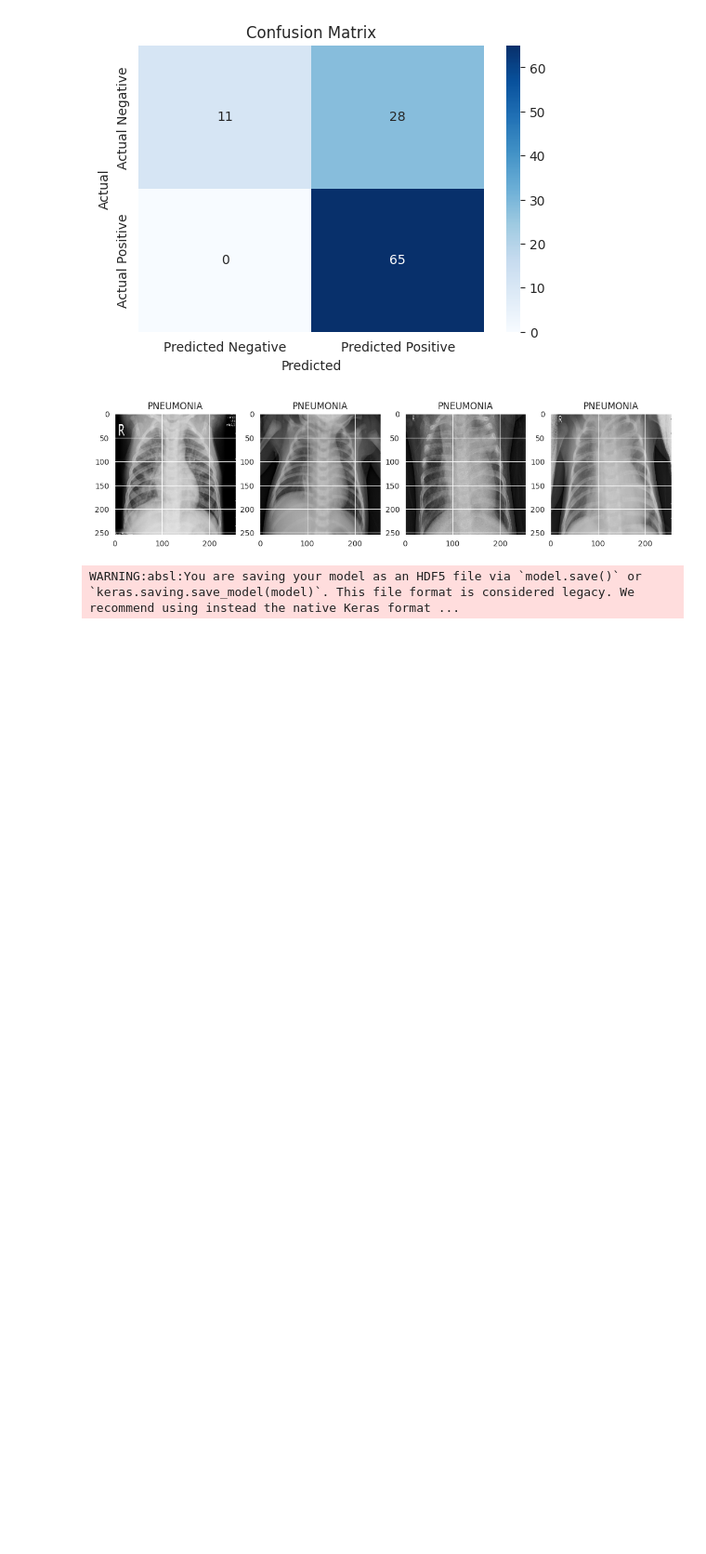
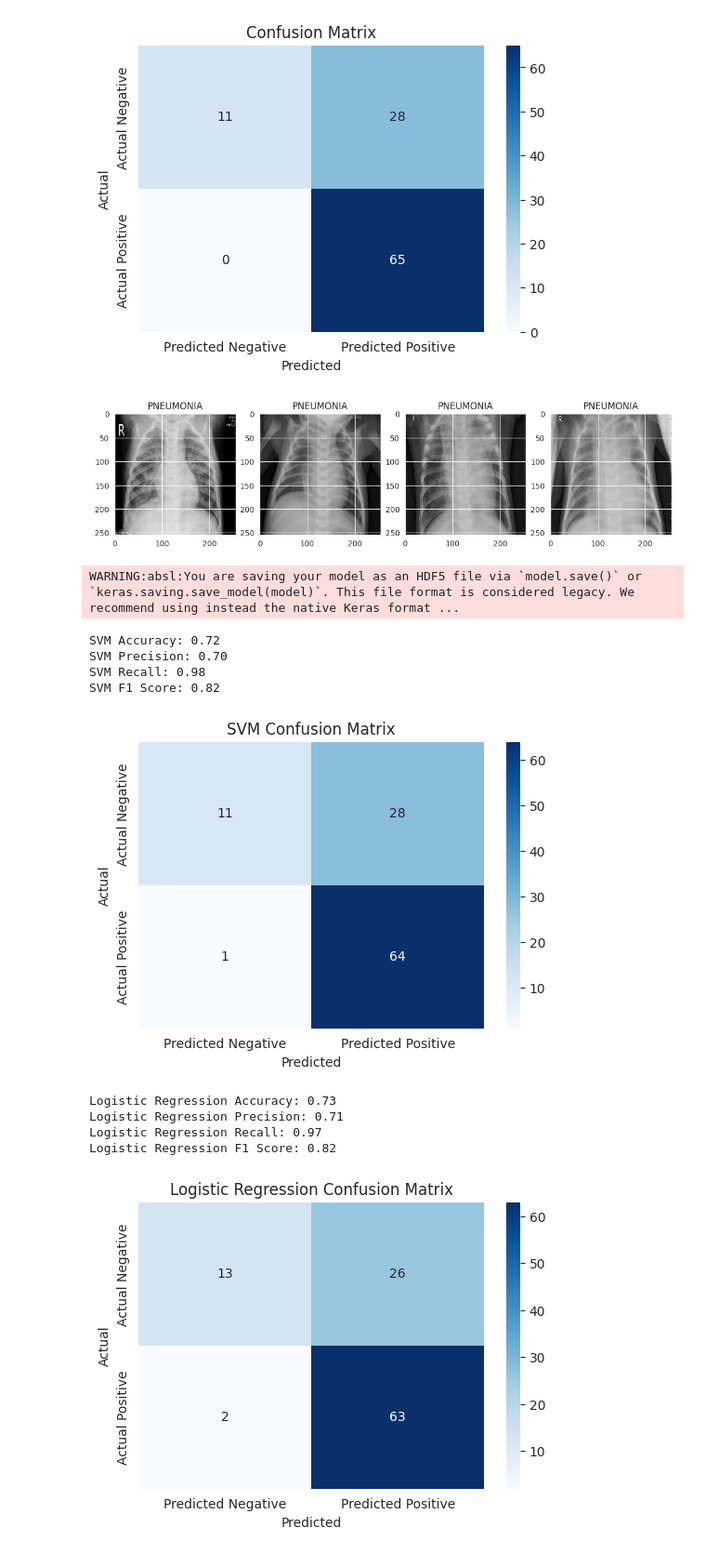
Before and after one commit to danjor667/ML-Sumative, a Jupyter notebook: medical-image-analysis-with-cnn.ipynb, the cells around one changed output. Shown at 93% size. Saved outputs shown, nothing was run; the diff lists cells and outputs as text; code cells hidden in the pictures; blank space fills up the shorter version.

Commit message:
new updates and models

```diff
--- a/medical-image-analysis-with-cnn.ipynb
+++ b/medical-image-analysis-with-cnn.ipynb
@@ -266,2 +266,73 @@ model.save('CNN_model.h5')
 # %% [output]
 WARNING:absl:You are saving your model as an HDF5 file via `model.save()` or `keras.saving.save_model(model)`. This file format is considered legacy. We recommend using instead the native Keras format ...
+# %%
+import seaborn as sns
+from sklearn.svm import SVC
+from sklearn.linear_model import LogisticRegression
+from sklearn.model_selection import GridSearchCV
+from sklearn.metrics import accuracy_score, precision_score, recall_score, f1_score, confusion_matrix
+
+# Flatten the 3D image data
+X_train_flatten = X_train.reshape(X_train.shape[0], -1)
+X_test_flatten = X_test.reshape(X_test.shape[0], -1)
+
+# SVM Hyperparameter Tuning and Evaluation
+param_grid = {'kernel': ['linear', 'rbf'], 'C': [0.1, 1, 10]}
+grid_search = GridSearchCV(SVC(), param_grid, cv=3)
+grid_search.fit(X_train_flatten, train_labels)
+best_svm = grid_search.best_estimator_
+svm_preds = best_svm.predict(X_test_flatten)
+
+svm_accuracy = accuracy_score(test_labels, svm_preds)
+svm_precision = precision_score(test_labels, svm_preds)
+svm_recall = recall_score(test_labels, svm_preds)
+svm_f1 = f1_score(test_labels, svm_preds)
+svm_cm = confusion_matrix(test_labels, svm_preds)
+
+print(f'SVM Accuracy: {svm_accuracy:.2f}')
+print(f'SVM Precision: {svm_precision:.2f}')
+print(f'SVM Recall: {svm_recall:.2f}')
+print(f'SVM F1 Score: {svm_f1:.2f}')
+
+plt.figure(figsize=(6, 4))
+sns.heatmap(svm_cm, annot=True, fmt='d', cmap='Blues', xticklabels=['Predicted Negative', 'Predicted Positive'],
+            yticklabels=['Actual Negative', 'Actual Positive'])
+plt.xlabel('Predicted')
+plt.ylabel('Actual')
+plt.title('SVM Confusion Matrix')
+plt.show()
+
+# Logistic Regression Training and Evaluation
+log_reg = LogisticRegression(max_iter=1000)
+log_reg.fit(X_train_flatten, train_labels)
+log_reg_preds = log_reg.predict(X_test_flatten)
+
+log_reg_accuracy = accuracy_score(test_labels, log_reg_preds)
+log_reg_precision = precision_score(test_labels, log_reg_preds)
+log_reg_recall = recall_score(test_labels, log_reg_preds)
+log_reg_f1 = f1_score(test_labels, log_reg_preds)
+log_reg_cm = confusion_matrix(test_labels, log_reg_preds)
+
+print(f'Logistic Regression Accuracy: {log_reg_accuracy:.2f}')
+print(f'Logistic Regression Precision: {log_reg_precision:.2f}')
+print(f'Logistic Regression Recall: {log_reg_recall:.2f}')
+print(f'Logistic Regression F1 Score: {log_reg_f1:.2f}')
+
+plt.figure(figsize=(6, 4))
+sns.heatmap(log_reg_cm, annot=True, fmt='d', cmap='Blues', xticklabels=['Predicted Negative', 'Predicted Positive'],
+            yticklabels=['Actual Negative', 'Actual Positive'])
+plt.xlabel('Predicted')
+plt.ylabel('Actual')
+plt.title('Logistic Regression Confusion Matrix')
+plt.show()
+# %% [output]
+SVM Accuracy: 0.72
+SVM Precision: 0.70
+SVM Recall: 0.98
+SVM F1 Score: 0.82
+[figure, added]
+Logistic Regression Accuracy: 0.73
+Logistic Regression Precision: 0.71
+Logistic Regression Recall: 0.97
+Logistic Regression F1 Score: 0.82
+[figure, added]
```
Also changed, not shown: parts of 3 cells of this notebook, 1 other file.
